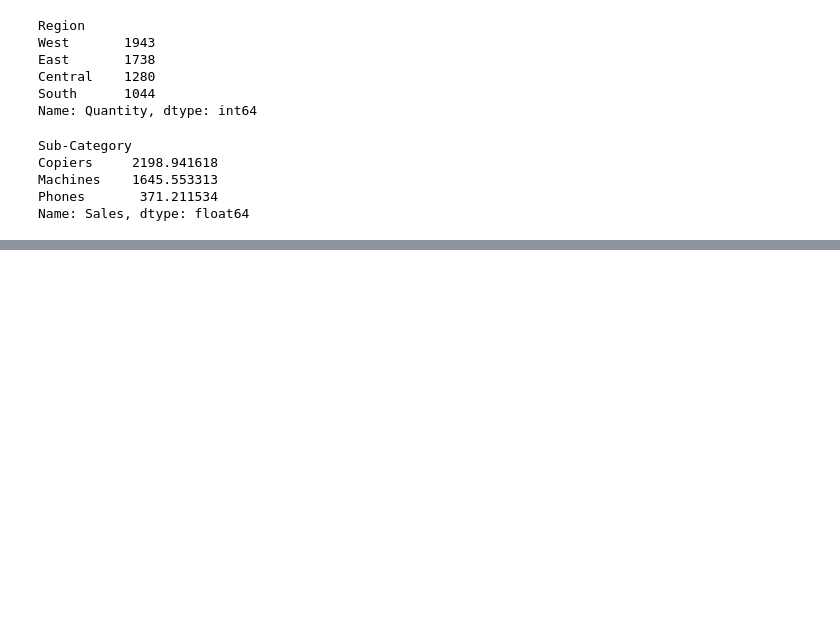
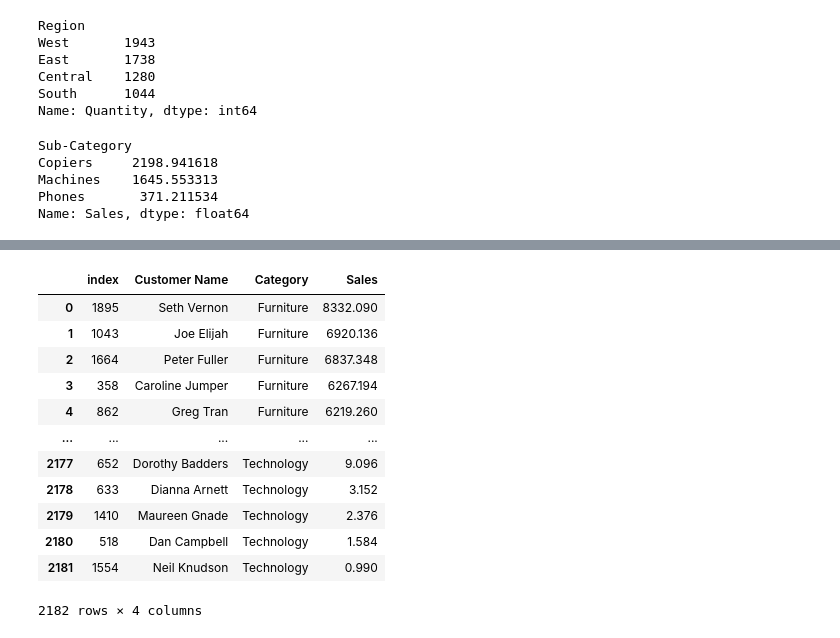
Before and after one commit to rohitdhamke/ml, a Jupyter notebook: panda/practice.ipynb, the cells around one changed output, grey strips where cells are left out. Saved outputs shown, nothing was run; the diff lists cells and outputs as text; code cells hidden in the pictures; blank space fills up the shorter version.

```diff
--- a/panda/practice.ipynb
+++ b/panda/practice.ipynb
@@ -112,0 +217,21 @@ Name: Sales, dtype: float64
+# %%
+# 10
+
+cust = data.groupby(["Customer Name", "Category"])["Sales"].sum().reset_index()
+cust
+result = cust.sort_values(by=["Category", "Sales"], ascending=[True,False])
+result.reset_index()
+# %% [output]
+|  | index | Customer Name | Category | Sales |
+| 0 | 1895 | Seth Vernon | Furniture | 8332.090 |
+| 1 | 1043 | Joe Elijah | Furniture | 6920.136 |
+| 2 | 1664 | Peter Fuller | Furniture | 6837.348 |
+| 3 | 358 | Caroline Jumper | Furniture | 6267.194 |
+| 4 | 862 | Greg Tran | Furniture | 6219.260 |
+| ... | ... | ... | ... | ... |
+| 2177 | 652 | Dorothy Badders | Technology | 9.096 |
+| 2178 | 633 | Dianna Arnett | Technology | 3.152 |
+| 2179 | 1410 | Maureen Gnade | Technology | 2.376 |
+| 2180 | 518 | Dan Campbell | Technology | 1.584 |
+| 2181 | 1554 | Neil Knudson | Technology | 0.990 |
+2182 rows × 4 columns
```
Also changed, not shown: parts of 6 cells of this notebook.
